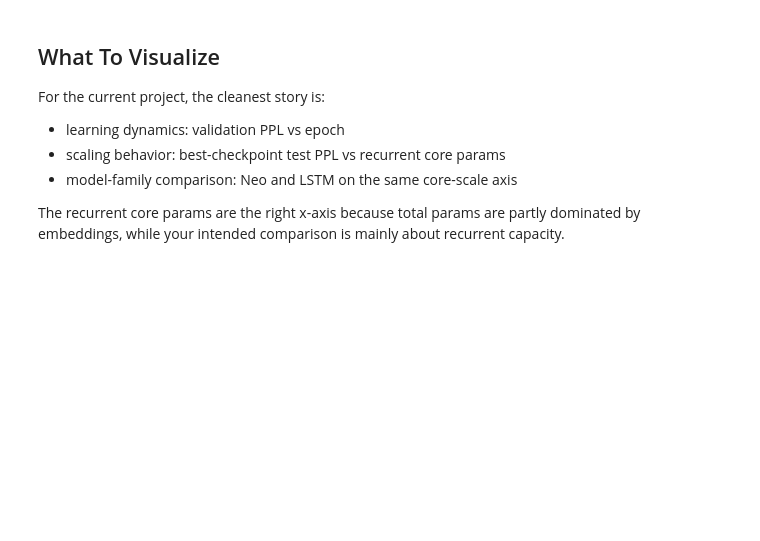
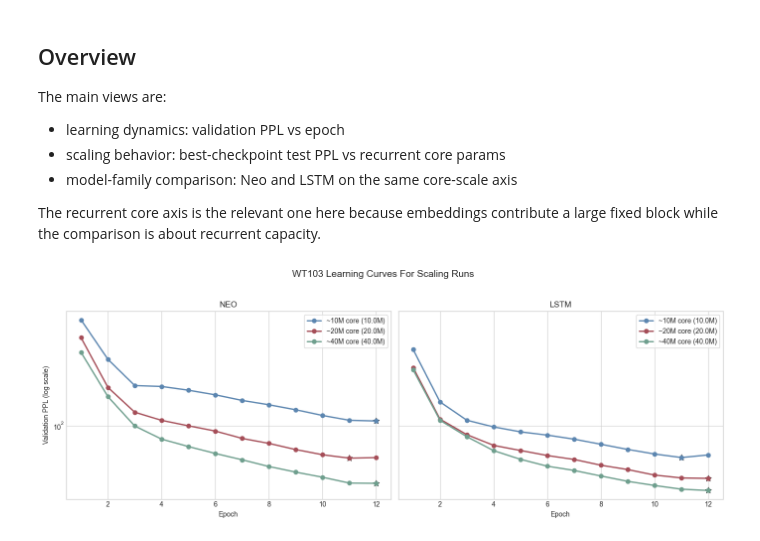
Before and after one commit to ZFrankJ/neo-neuron, a Jupyter notebook: notebooks/01_wt103_learning_curves.ipynb, the cells around one changed output. Cells and saved outputs as stored; diff of their text form; code cells hidden in the pictures; blank space fills up the shorter version.

```diff
--- a/notebooks/01_wt103_learning_curves.ipynb
+++ b/notebooks/01_wt103_learning_curves.ipynb
@@ -169,15 +174,15 @@ scale_df
 # %% [markdown]
-## What To Visualize
+## Overview
 
-For the current project, the cleanest story is:
+The main views are:
 
 - learning dynamics: validation PPL vs epoch
 - scaling behavior: best-checkpoint test PPL vs recurrent core params
 - model-family comparison: Neo and LSTM on the same core-scale axis
 
-The recurrent core params are the right x-axis because total params are partly dominated by embeddings, while your intended comparison is mainly about recurrent capacity.
+The recurrent core axis is the relevant one here because embeddings contribute a large fixed block while the comparison is about recurrent capacity.
 # %%
-COLOR_MAP = {'~10M': '#4C78A8', '~20M': '#F58518', '~40M': '#54A24B'}
+COLOR_MAP = {'~10M': '#5C86B0', '~20M': '#A54E58', '~40M': '#6F9F8E'}
 
 if not scale_df.empty:
     fig, axes = plt.subplots(1, 2, figsize=(14, 5), sharey=True)
@@ -185,33 +190,35 @@ if not scale_df.empty:
         sub = scale_df[scale_df['model_name'] == model_name].sort_values('core_params')
         for _, row in sub.iterrows():
             hist = _read_history(Path(row['history_path']))
             if hist.empty or 'val_ppl' not in hist.columns:
                 continue
             color = COLOR_MAP.get(row['core_label'], '#333333')
             label = f"{row['core_label']} core ({row['core_params_m']:.1f}M)"
             ax.plot(hist['epoch'], hist['val_ppl'], marker='o', lw=2, color=color, label=label)
             best_idx = hist['val_ppl'].astype(float).idxmin()
             ax.scatter(
                 hist.loc[best_idx, 'epoch'],
                 hist.loc[best_idx, 'val_ppl'],
                 color=color,
                 s=90,
                 marker='*',
                 edgecolor='black',
                 linewidth=0.6,
             )
         ax.set_title(model_name.upper())
         ax.set_xlabel('Epoch')
         ax.set_yscale('log')
         handles, labels = ax.get_legend_handles_labels()
         if handles:
             ax.legend(frameon=True)
         else:
             ax.text(0.5, 0.5, 'No finished curves yet', ha='center', va='center', transform=ax.transAxes)
     axes[0].set_ylabel('Validation PPL (log scale)')
     fig.suptitle('WT103 Learning Curves For Scaling Runs', y=1.03, fontsize=14)
     plt.tight_layout()
     render_fig(fig)
+# %% [output]
+[figure, added]
 # %%
 summary_cols = [
     'model_name', 'run_tag', 'n_layers', 'd_model', 'epochs_seen', 'core_params_m',
```
Also changed, not shown: parts of 11 cells of this notebook.
